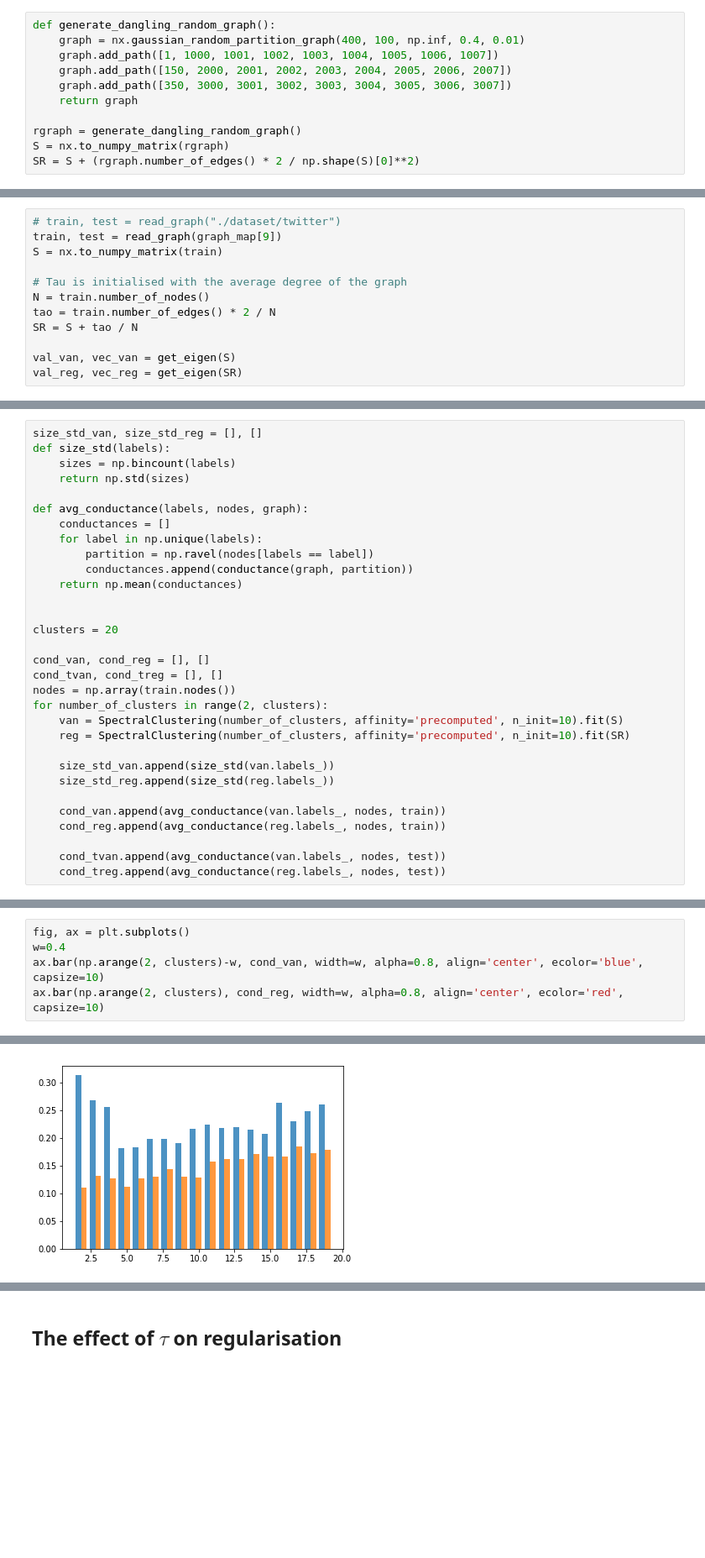
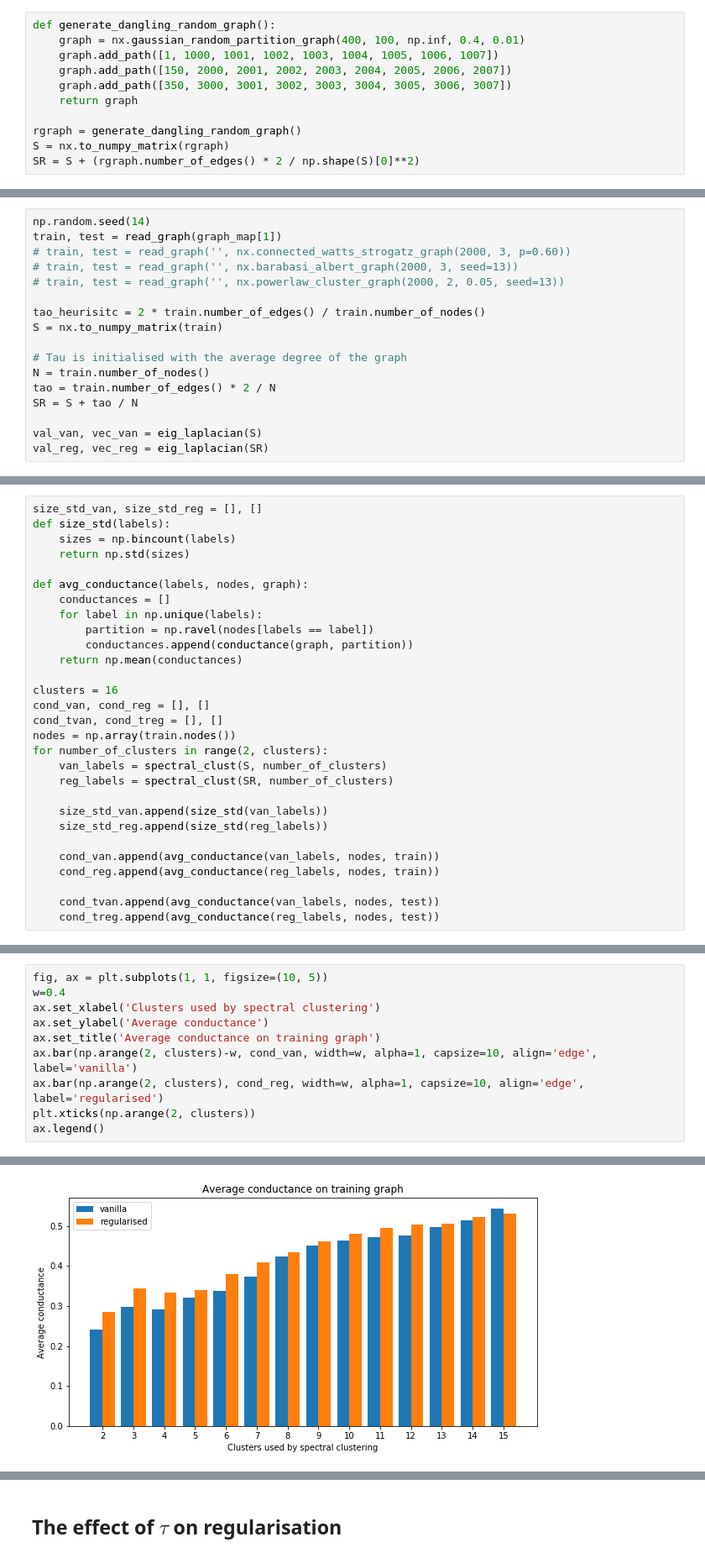
Before and after one commit to crisbodnar/regularised-spectral-clustering, a Jupyter notebook: spectral_clustering.ipynb, the cells around one changed output, grey strips where cells are left out. Shown at 84% size. Drawn from its saved outputs; the diff is of its cells as text; blank space fills up the shorter version.

```diff
--- a/spectral_clustering.ipynb
+++ b/spectral_clustering.ipynb
@@ -386,6 +415,11 @@ nx.draw_networkx(rgraph, ax=ax, with_labels=False, nodelist=rgraph.nodes(), node
 # %%
-# train, test = read_graph("./dataset/twitter")
-train, test = read_graph(graph_map[9])
+np.random.seed(14)
+train, test = read_graph(graph_map[1])
+# train, test = read_graph('', nx.connected_watts_strogatz_graph(2000, 3, p=0.60))
+# train, test = read_graph('', nx.barabasi_albert_graph(2000, 3, seed=13))
+# train, test = read_graph('', nx.powerlaw_cluster_graph(2000, 2, 0.05, seed=13))
+
+tao_heurisitc = 2 * train.number_of_edges() / train.number_of_nodes()
 S = nx.to_numpy_matrix(train)
 
 # Tau is initialised with the average degree of the graph
@@ -393,5 +427,5 @@ N = train.number_of_nodes()
 tao = train.number_of_edges() * 2 / N
 SR = S + tao / N
 
-val_van, vec_van = get_eigen(S)
-val_reg, vec_reg = get_eigen(SR)
+val_van, vec_van = eig_laplacian(S)
+val_reg, vec_reg = eig_laplacian(SR)
@@ -408,22 +447,20 @@ def avg_conductance(labels, nodes, graph):
         conductances.append(conductance(graph, partition))
     return np.mean(conductances)
 
-
-clusters = 20
-
+clusters = 16
 cond_van, cond_reg = [], []
 cond_tvan, cond_treg = [], []
 nodes = np.array(train.nodes())
 for number_of_clusters in range(2, clusters):
-    van = SpectralClustering(number_of_clusters, affinity='precomputed', n_init=10).fit(S)
-    reg = SpectralClustering(number_of_clusters, affinity='precomputed', n_init=10).fit(SR)
+    van_labels = spectral_clust(S, number_of_clusters)
+    reg_labels = spectral_clust(SR, number_of_clusters)
 
-    size_std_van.append(size_std(van.labels_))
-    size_std_reg.append(size_std(reg.labels_))
+    size_std_van.append(size_std(van_labels))
+    size_std_reg.append(size_std(reg_labels))
 
-    cond_van.append(avg_conductance(van.labels_, nodes, train))
-    cond_reg.append(avg_conductance(reg.labels_, nodes, train))
+    cond_van.append(avg_conductance(van_labels, nodes, train))
+    cond_reg.append(avg_conductance(reg_labels, nodes, train))
 
-    cond_tvan.append(avg_conductance(van.labels_, nodes, test))
-    cond_treg.append(avg_conductance(reg.labels_, nodes, test))
+    cond_tvan.append(avg_conductance(van_labels, nodes, test))
+    cond_treg.append(avg_conductance(reg_labels, nodes, test))
 # %%
@@ -437,6 +481,11 @@ ax.bar(np.arange(2, clusters), mean, yerr=size_std_reg, alpha=0.2, align='center
 # %%
-fig, ax = plt.subplots()
+fig, ax = plt.subplots(1, 1, figsize=(10, 5))
 w=0.4
-ax.bar(np.arange(2, clusters)-w, cond_van, width=w, alpha=0.8, align='center', ecolor='blue', capsize=10)
-ax.bar(np.arange(2, clusters), cond_reg, width=w, alpha=0.8, align='center', ecolor='red', capsize=10)
+ax.set_xlabel('Clusters used by spectral clustering')
+ax.set_ylabel('Average conductance')
+ax.set_title('Average conductance on training graph')
+ax.bar(np.arange(2, clusters)-w, cond_van, width=w, alpha=1, capsize=10, align='edge', label='vanilla')
+ax.bar(np.arange(2, clusters), cond_reg, width=w, alpha=1, capsize=10, align='edge', label='regularised')
+plt.xticks(np.arange(2, clusters))
+ax.legend()
 # %% [output]
@@ -444,2 +493,2 @@ ax.bar(np.arange(2, clusters), cond_reg, width=w, alpha=0.8, align='center', eco
-[figure, old version]
+[figure, new version]
 # %%
```
Also changed, not shown: parts of 49 cells of this notebook.
